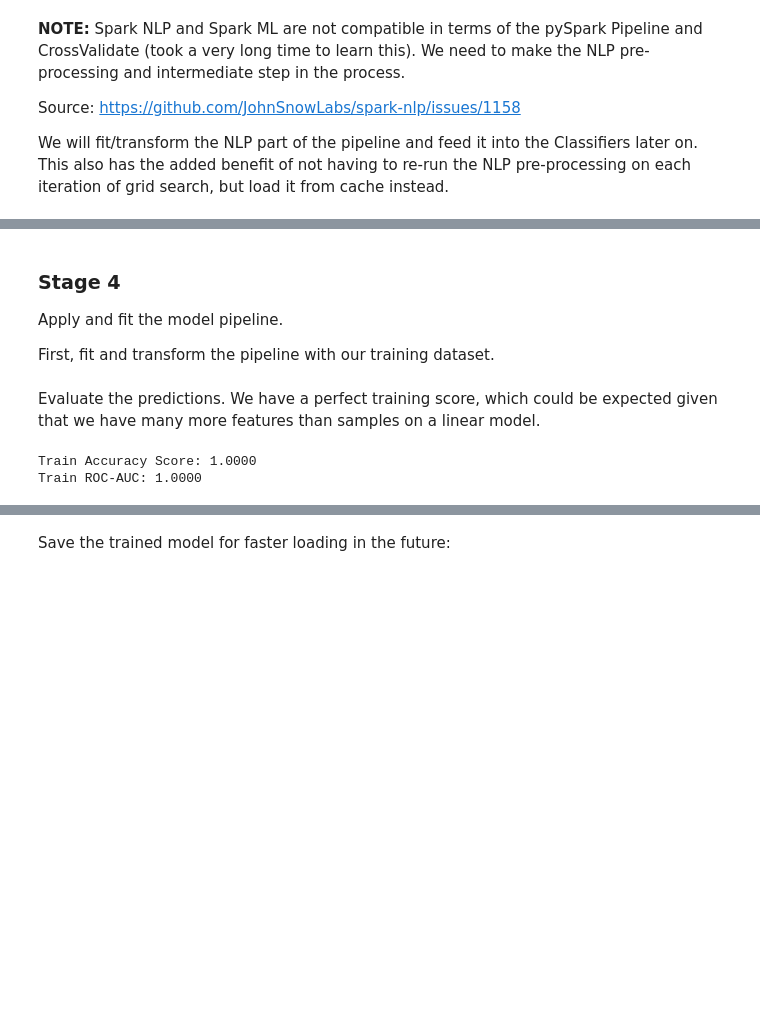
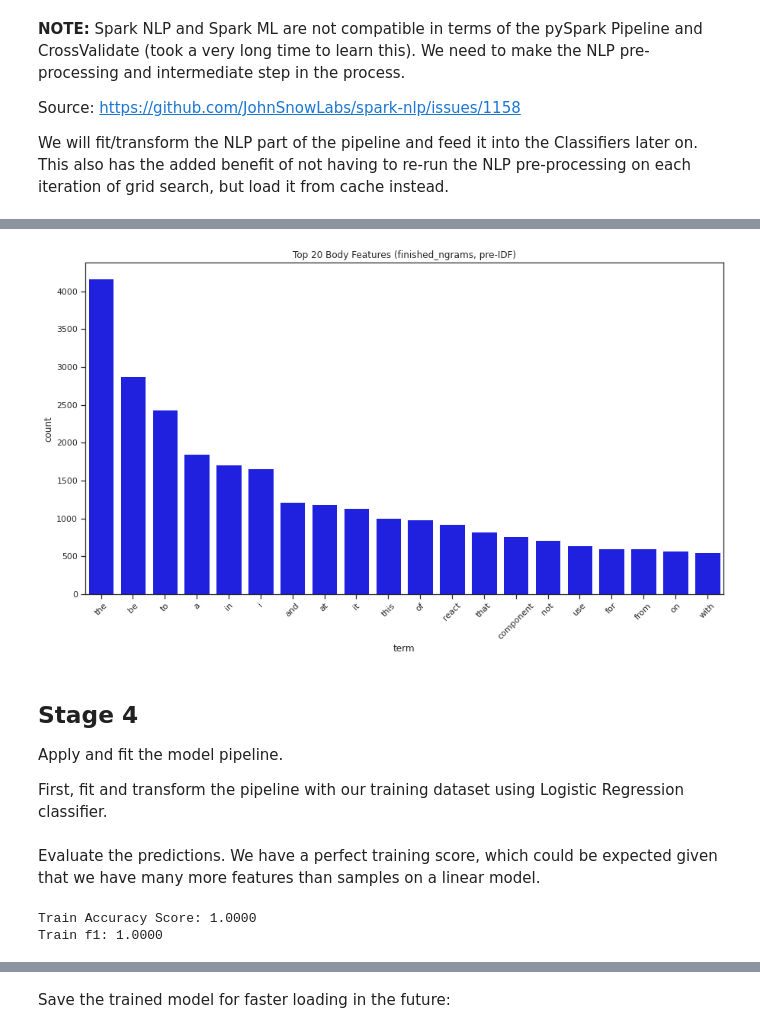
Before and after one commit to folkg/GitHub-Issue-Classifier, a Jupyter notebook: Machine Learning Analysis/Spark_MLAnalysis.ipynb, the cells around one changed output, grey strips where cells are left out. Saved outputs shown, nothing was run; the diff lists cells and outputs as text; code cells hidden in the pictures; blank space fills up the shorter version.

```diff
--- a/Machine Learning Analysis/Spark_MLAnalysis.ipynb
+++ b/Machine Learning Analysis/Spark_MLAnalysis.ipynb
@@ -205,9 +402,13 @@ DataFrame[features: vector, label: double]
+# %%
+term_freq_plot(df_body_freqs, "Top 20 Body Features (finished_ngrams, pre-IDF)")
+# %% [output]
+[figure, added]
 # %% [markdown]
-### Stage 4
+## Stage 4
 
 Apply and fit the model pipeline.
 
-First, fit and transform the pipeline with our training dataset.
+First, fit and transform the pipeline with our training dataset using Logistic Regression classifier.
 # %%
 from pyspark.ml.classification import LogisticRegression
 lr = LogisticRegression()
@@ -222,9 +423,9 @@ from pyspark.ml.evaluation import MulticlassClassificationEvaluator
 evaluator = MulticlassClassificationEvaluator()
 
 accuracy = predictions_train.filter(predictions_train.label == predictions_train.prediction).count() / float(predictions_train.count())
-roc_auc = evaluator.evaluate(predictions_train)
+score = evaluator.evaluate(predictions_train)
 print("Train Accuracy Score: {0:.4f}".format(accuracy))
-print("Train ROC-AUC: {0:.4f}".format(roc_auc))
+print("Train {0}: {1:.4f}".format(evaluator.getMetricName(), score))
 # %% [output]
 Train Accuracy Score: 1.0000
-Train ROC-AUC: 1.0000
+Train f1: 1.0000
```
Also changed, not shown: parts of 59 cells of this notebook.
